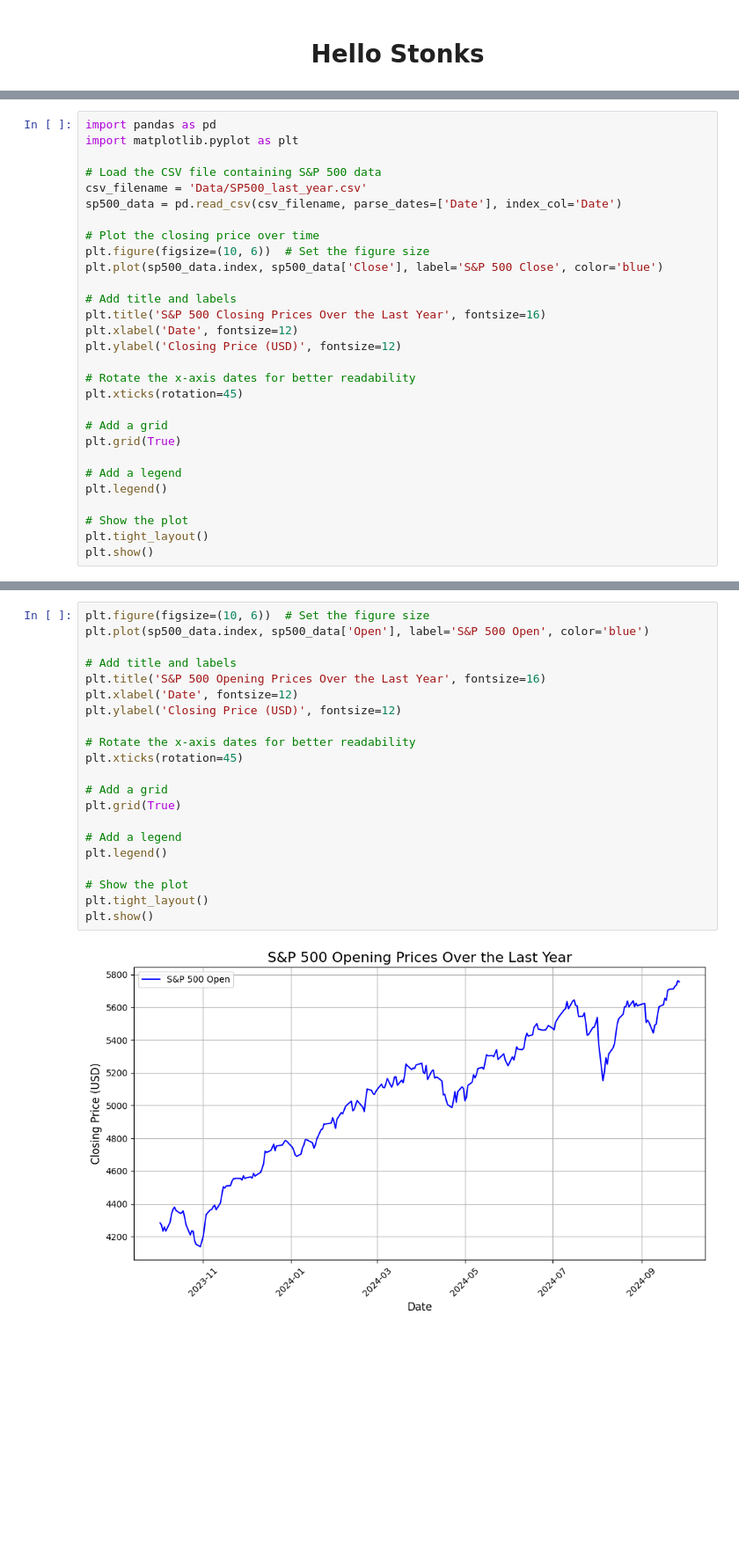
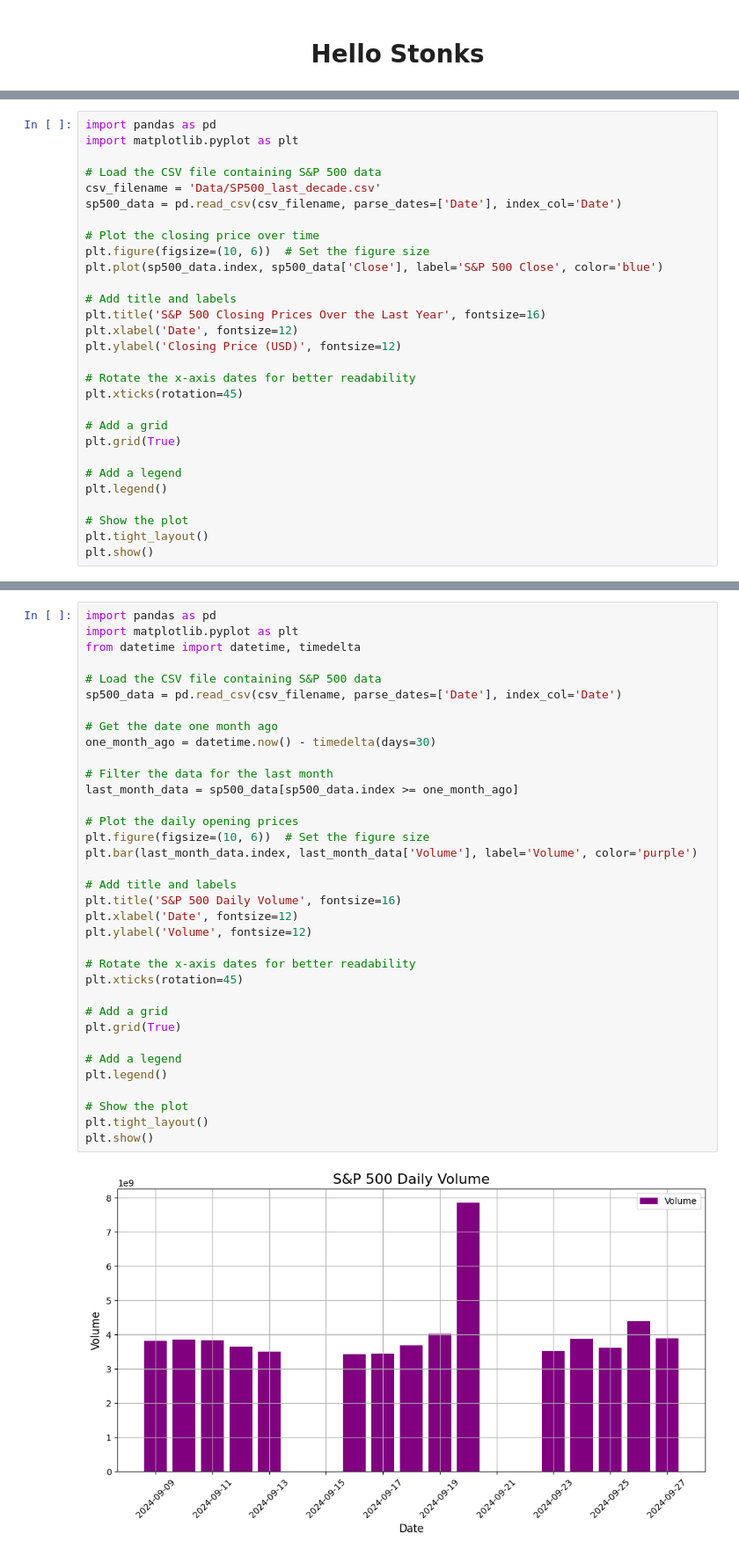
Before and after one commit to MatejBursik/TenOne_cloud_ai, a Jupyter notebook: Stock_prices/EDA.ipynb, the cells around one changed output, grey strips where cells are left out. Shown at 88% size. Drawn from its saved outputs; the diff is of its cells as text; blank space fills up the shorter version.

Commit message:
added stocks data and notebooks

```diff
--- a/Stock_prices/EDA.ipynb
+++ b/Stock_prices/EDA.ipynb
@@ -5,7 +19,7 @@ import pandas as pd
 import matplotlib.pyplot as plt
 
 # Load the CSV file containing S&P 500 data
-csv_filename = 'Data/SP500_last_year.csv'
+csv_filename = 'Data/SP500_last_decade.csv'
 sp500_data = pd.read_csv(csv_filename, parse_dates=['Date'], index_col='Date')
 
 # Plot the closing price over time
@@ -34,23 +48,37 @@ plt.show()
 # %%
+import pandas as pd
+import matplotlib.pyplot as plt
+from datetime import datetime, timedelta
+
+# Load the CSV file containing S&P 500 data
+sp500_data = pd.read_csv(csv_filename, parse_dates=['Date'], index_col='Date')
+
+# Get the date one month ago
+one_month_ago = datetime.now() - timedelta(days=30)
+
+# Filter the data for the last month
+last_month_data = sp500_data[sp500_data.index >= one_month_ago]
+
+# Plot the daily opening prices
 plt.figure(figsize=(10, 6))  # Set the figure size
-plt.plot(sp500_data.index, sp500_data['Open'], label='S&P 500 Open', color='blue')
+plt.bar(last_month_data.index, last_month_data['Volume'], label='Volume', color='purple')
 
 # Add title and labels
-plt.title('S&P 500 Opening Prices Over the Last Year', fontsize=16)
+plt.title('S&P 500 Daily Volume', fontsize=16)
 plt.xlabel('Date', fontsize=12)
-plt.ylabel('Closing Price (USD)', fontsize=12)
+plt.ylabel('Volume', fontsize=12)
 
 # Rotate the x-axis dates for better readability
 plt.xticks(rotation=45)
 
 # Add a grid
 plt.grid(True)
 
 # Add a legend
 plt.legend()
 
 # Show the plot
 plt.tight_layout()
 plt.show()
 # %% [output]
-[figure, old version]
+[figure, new version]
```
Also changed, not shown: parts of 5 cells of this notebook, 20 other files.
